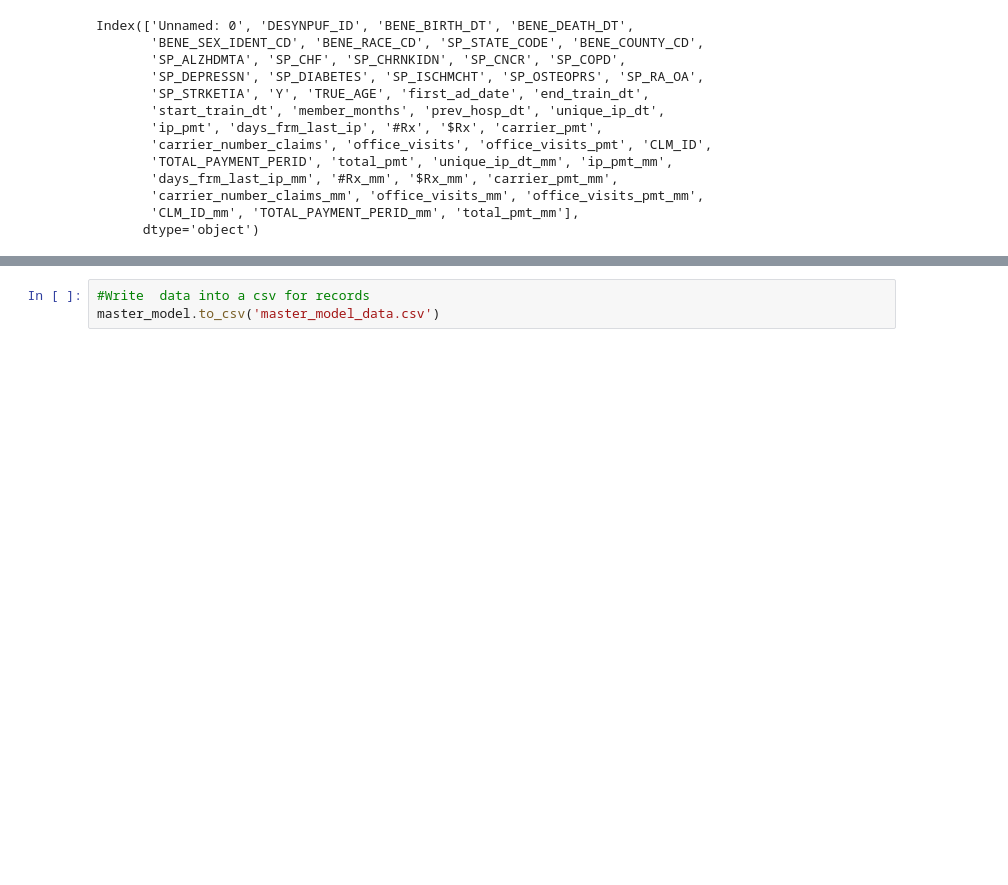
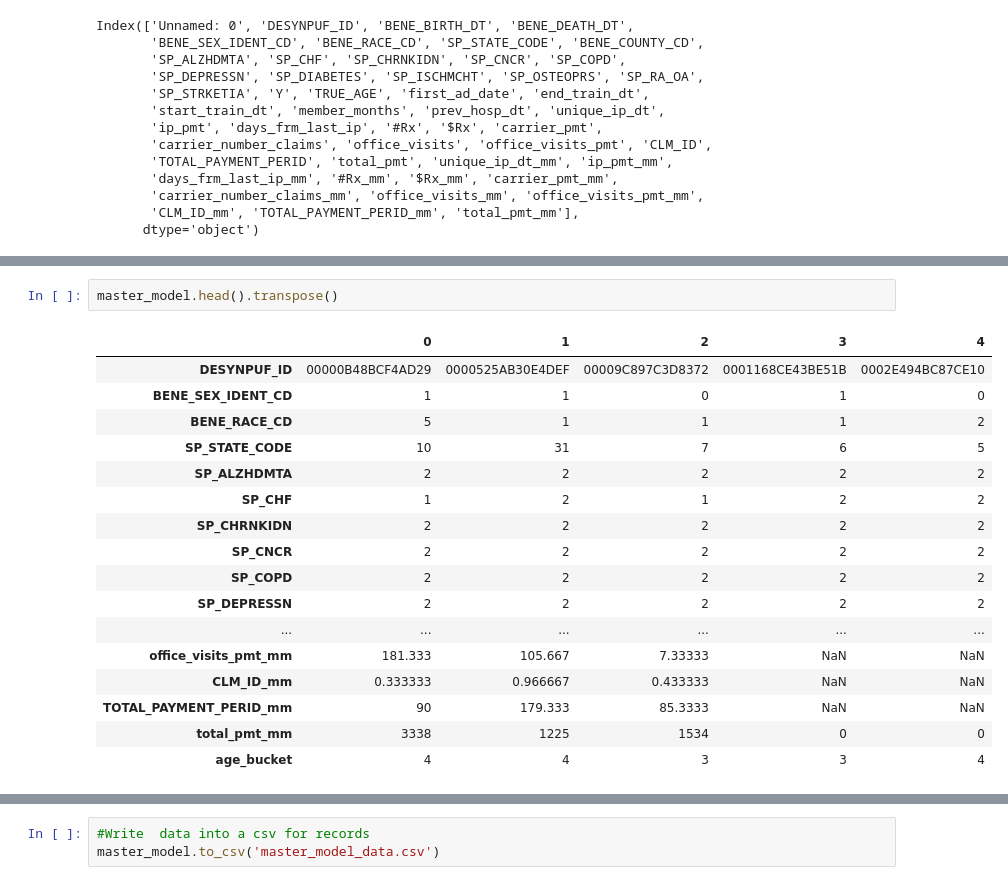
Before and after one commit to ksenialearn/hospitalization_forecast, a Jupyter notebook: data_merge.ipynb, the cells around one changed output, grey strips where cells are left out. Drawn from its saved outputs; the diff is of its cells as text; blank space fills up the shorter version.

```diff
--- a/data_merge.ipynb
+++ b/data_merge.ipynb
@@ -211,0 +231,20 @@ master_model = master_frame[['DESYNPUF_ID', 'BENE_SEX_IDENT_CD', 'BENE_RACE_CD',
+# %%
+master_model.head().transpose()
+# %% [output]
+|  | 0 | 1 | 2 | 3 | 4 |
+| DESYNPUF_ID | 00000B48BCF4AD29 | 0000525AB30E4DEF | 00009C897C3D8372 | 0001168CE43BE51B | 0002E494BC87CE10 |
+| BENE_SEX_IDENT_CD | 1 | 1 | 0 | 1 | 0 |
+| BENE_RACE_CD | 5 | 1 | 1 | 1 | 2 |
+| SP_STATE_CODE | 10 | 31 | 7 | 6 | 5 |
+| SP_ALZHDMTA | 2 | 2 | 2 | 2 | 2 |
+| SP_CHF | 1 | 2 | 1 | 2 | 2 |
+| SP_CHRNKIDN | 2 | 2 | 2 | 2 | 2 |
+| SP_CNCR | 2 | 2 | 2 | 2 | 2 |
+| SP_COPD | 2 | 2 | 2 | 2 | 2 |
+| SP_DEPRESSN | 2 | 2 | 2 | 2 | 2 |
+| ... | ... | ... | ... | ... | ... |
+| office_visits_pmt_mm | 181.333 | 105.667 | 7.33333 | NaN | NaN |
+| CLM_ID_mm | 0.333333 | 0.966667 | 0.433333 | NaN | NaN |
+| TOTAL_PAYMENT_PERID_mm | 90 | 179.333 | 85.3333 | NaN | NaN |
+| total_pmt_mm | 3338 | 1225 | 1534 | 0 | 0 |
+| age_bucket | 4 | 4 | 3 | 3 | 4 |
```
Also changed, not shown: parts of 13 cells of this notebook, 5 other files.
